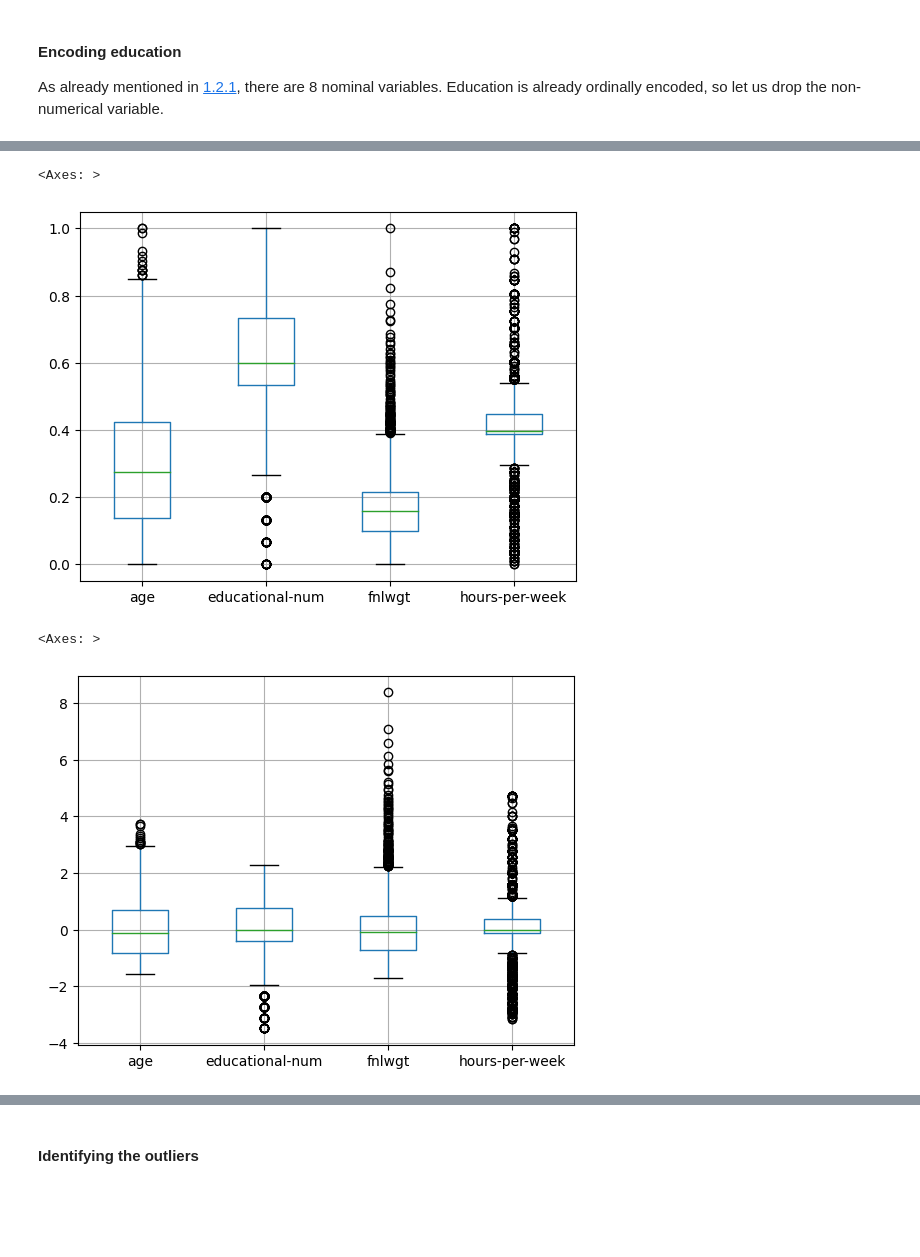
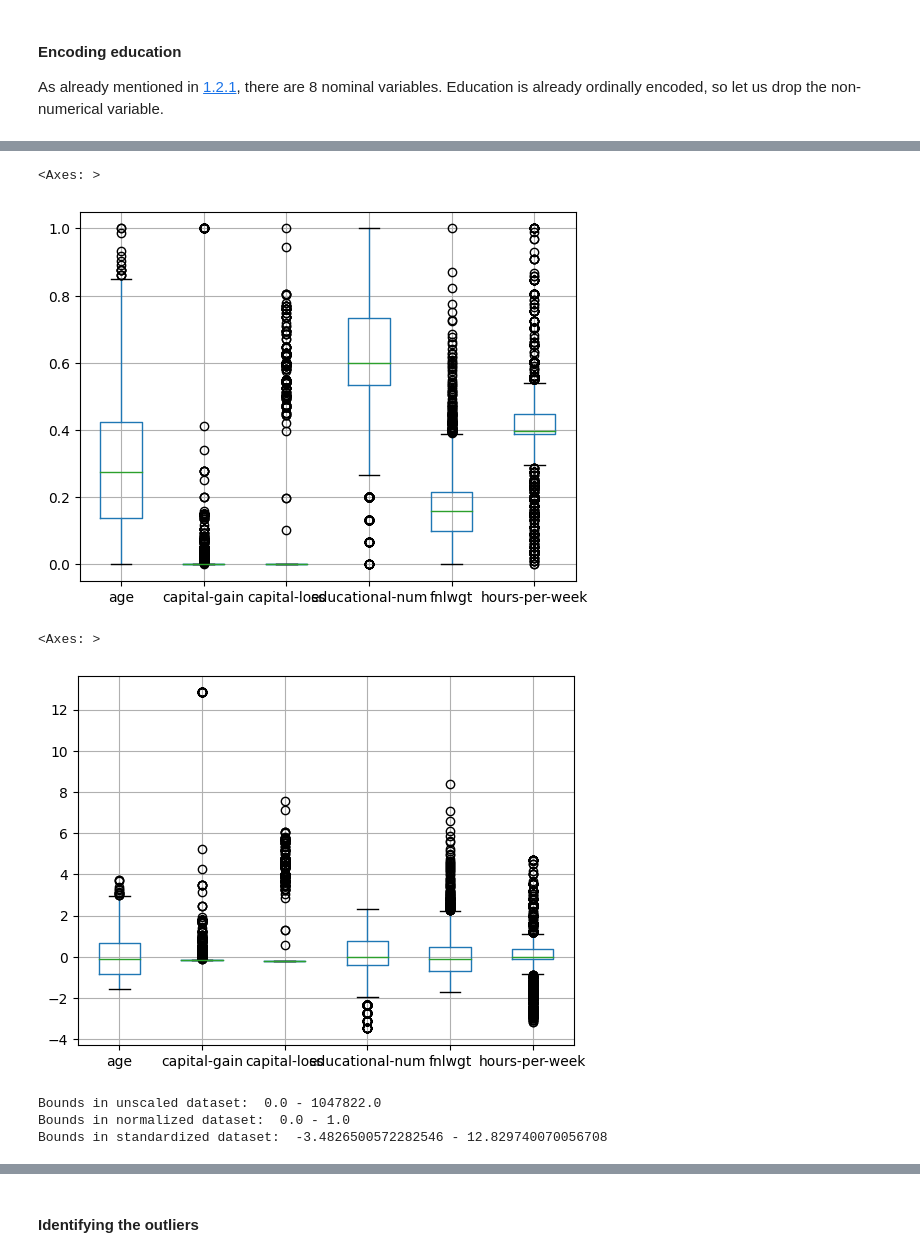
Before and after one commit to Jonson26/DSH-Pase2-Group1, a Jupyter notebook: Session2.ipynb, the cells around one changed output, grey strips where cells are left out. Saved outputs shown, nothing was run; the diff lists cells and outputs as text; code cells hidden in the pictures; blank space fills up the shorter version.

```diff
--- a/Session2.ipynb
+++ b/Session2.ipynb
@@ -315,0 +311,4 @@ We note that **the number of columns has decreased from 15 to 14.** The number o
+# %%
+# Replace "income" value "<=50K" with 0, and "income" value ">50K" with 1
+df['income'].replace('<=50K', 0, inplace=True)
+df['income'].replace('>50K', 1, inplace=True)
@@ -373,0 +354,11 @@ df.describe()
+# %%
+# Repeat the One-hot-encoding of the 7 nominal columns (EXCEPT "native-country")
+categorical_cols = df[['workclass', 'marital-status', 'occupation', 'relationship', 'race', 'gender']].columns
+numeric_cols = df.columns.difference(categorical_cols)
+onehot_encoder = OneHotEncoder(sparse_output=False)
+onehot_array = onehot_encoder.fit_transform(df[categorical_cols])
+column_names = onehot_encoder.get_feature_names_out(categorical_cols)
+onehot_df = pd.DataFrame(onehot_array, columns=column_names)
+numeric_df = df[numeric_cols].reset_index(drop=True)
+encoded_df = pd.concat([numeric_df, onehot_df], axis=1)
+encoded_df.head(1)
@@ -373,0 +375,8 @@ df.describe()
+# %%
+# Copy the one-hot-encoded database
+df = encoded_df.copy()
+# Target-Encode "native-country" and replace the original countries in the copy
+target_encoder = TargetEncoder()
+df['native-country'] = target_encoder.fit_transform(encoded_df['native-country'], encoded_df['income'])
+# Print a snippet of the fully encoded copy
+df.head(1)
@@ -413,15 +436,26 @@ df[['age', 'educational-num', 'fnlwgt', 'hours-per-week']].boxplot()
 # %%
 # Boxplot the continuous features in minmax_df
-minmax_df[['age', 'educational-num', 'fnlwgt', 'hours-per-week']].boxplot()
+minmax_df[continuous_cols].boxplot()
 # %% [output]
 <Axes: >
-[figure, old version]
+[figure, new version]
 # %%
 # Boxplot the continuous features in standard_df
-standard_df[['age', 'educational-num', 'fnlwgt', 'hours-per-week']].boxplot()
+standard_df[continuous_cols].boxplot()
 # %% [output]
 <Axes: >
-[figure, old version]
+[figure, new version]
+# %%
+df_vals = df.to_numpy()
+minmax_vals = minmax_df.to_numpy()
+standard_vals = standard_df.to_numpy()
+print("Bounds in unscaled dataset: ", df_vals.min(), "-", df_vals.max())
+print("Bounds in normalized dataset: ", minmax_vals.min(), "-", minmax_vals.max())
+print("Bounds in standardized dataset: ", standard_vals.min(), "-", standard_vals.max())
+# %% [output]
+Bounds in unscaled dataset:  0.0 - 1047822.0
+Bounds in normalized dataset:  0.0 - 1.0
+Bounds in standardized dataset:  -3.4826500572282546 - 12.829740070056708
 # %% [markdown]
 <h1><span style="color:red">Task 4</span></h1>
 
```
Also changed, not shown: parts of 25 cells of this notebook.
